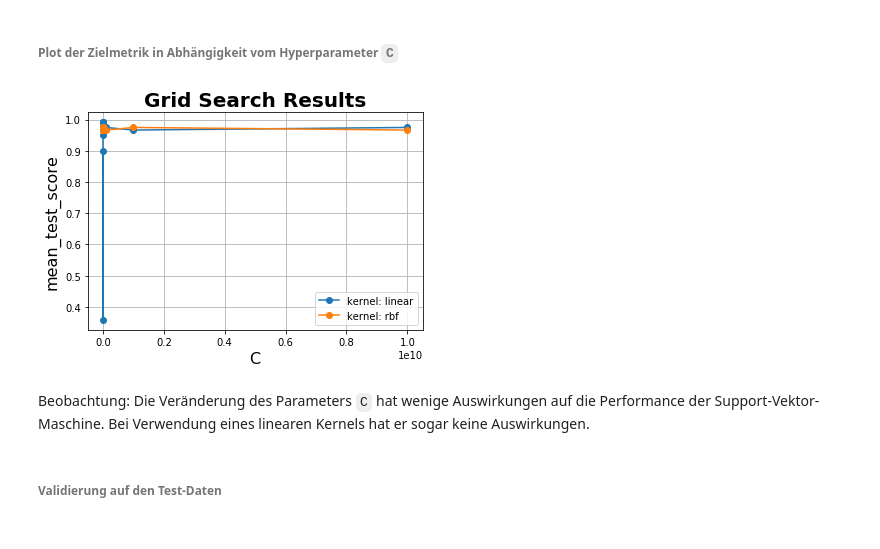
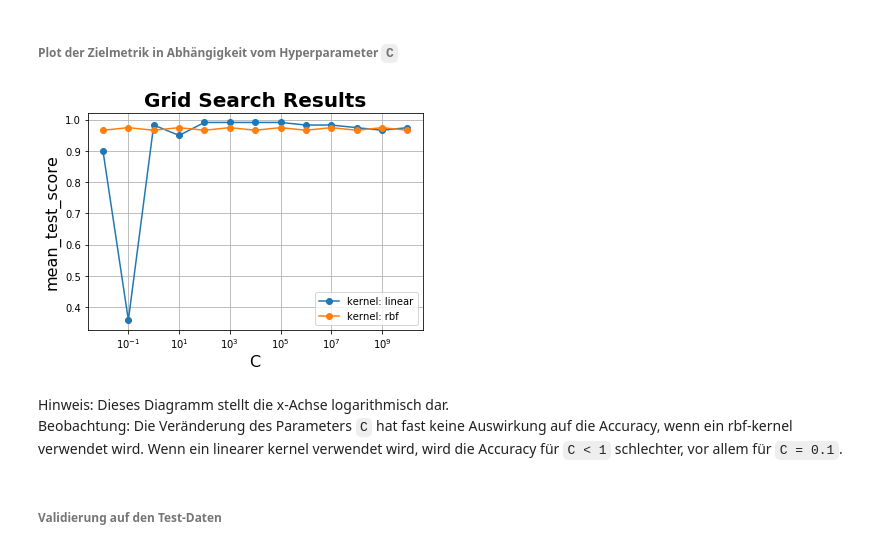
Before and after one commit to tecoKIT/smart-data-analytics, a Jupyter notebook: Uebung2/Exercise3.ipynb, the cells around one changed output. Drawn from its saved outputs; the diff is of its cells as text; code cells hidden in the pictures.

```diff
--- a/Uebung2/Exercise3.ipynb
+++ b/Uebung2/Exercise3.ipynb
@@ -162,7 +162,7 @@ Als Metrik für die Gittersuche wird standardmäßig die Methode `score` des Kla
 Diese ist für die Klassifikationsaufgabe geeignet, da es sich um einen balancierten Datensatz handelt.
 # %%
 # Hyper-Parameter Space
-grid_iris = {'C':np.logspace(-2, 10, num=13), 'kernel':['linear','rbf']}
+grid_iris = {'C':list(np.logspace(-2, 10, num=13)), 'kernel':['linear','rbf']}
 
 # SVM als Klassifikator
 svc = svm.SVC(random_state=0)
@@ -205,10 +205,12 @@ Das könnte daran liegen, dass der Datensatz relativ klein ist und das Such-Grid
 ###### Plot der Zielmetrik in Abhängigkeit vom Hyperparameter `C`
 # %%
 plot_grid_search(grid_search_iris.cv_results_, grid_iris, 'C', 'kernel')
+plt.xscale("log")
 # %% [output]
-[figure, old version]
+[figure, new version]
-# %% [markdown]
-Beobachtung: Die Veränderung des Parameters `C` hat wenige Auswirkungen auf die Performance der Support-Vektor-Maschine. Bei Verwendung eines linearen Kernels hat er sogar keine Auswirkungen.
+# %% [markdown]
+Hinweis: Dieses Diagramm stellt die x-Achse logarithmisch dar.
+Beobachtung: Die Veränderung des Parameters `C` hat fast keine Auswirkung auf die Accuracy, wenn ein rbf-kernel verwendet wird. Wenn ein linearer kernel verwendet wird, wird die Accuracy für `C < 1` schlechter, vor allem für `C = 0.1`.
 # %% [markdown]
 ###### Validierung auf den Test-Daten
 # %% [markdown]
```
Also changed, not shown: parts of 2 cells of this notebook.
